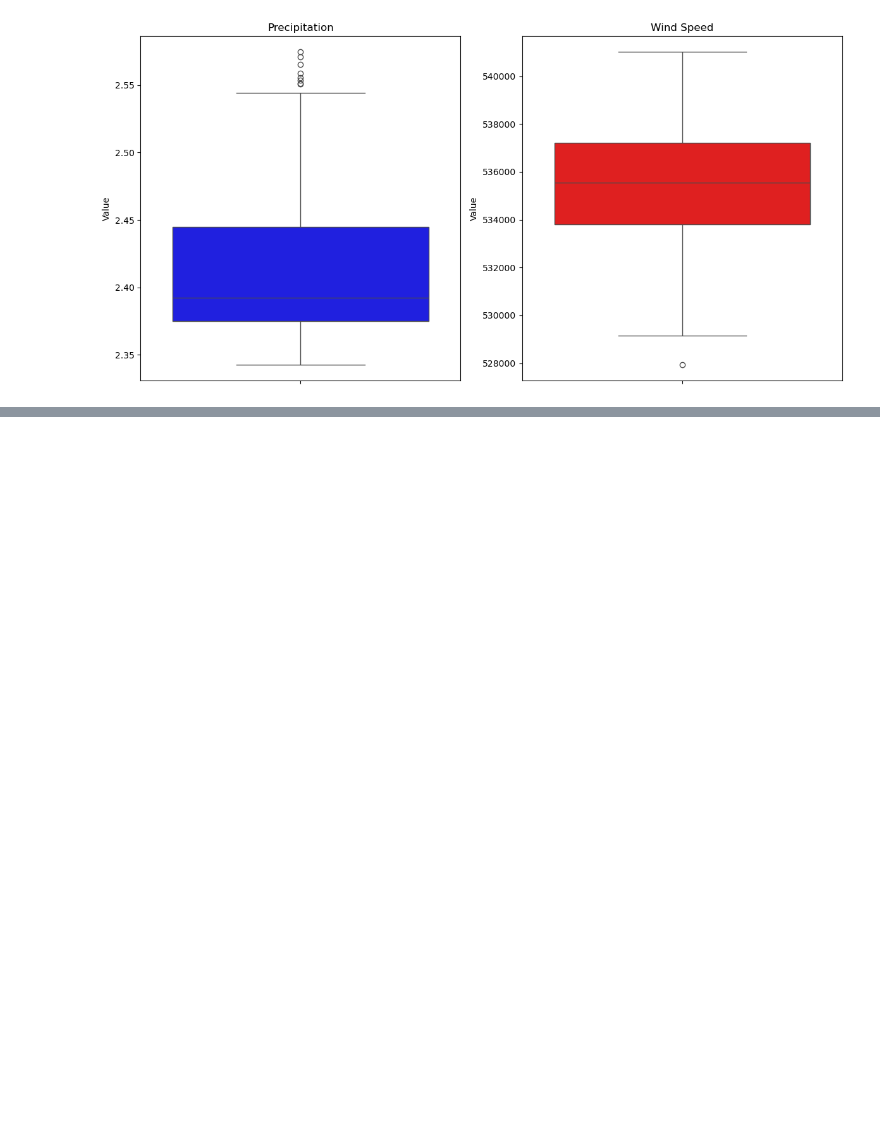
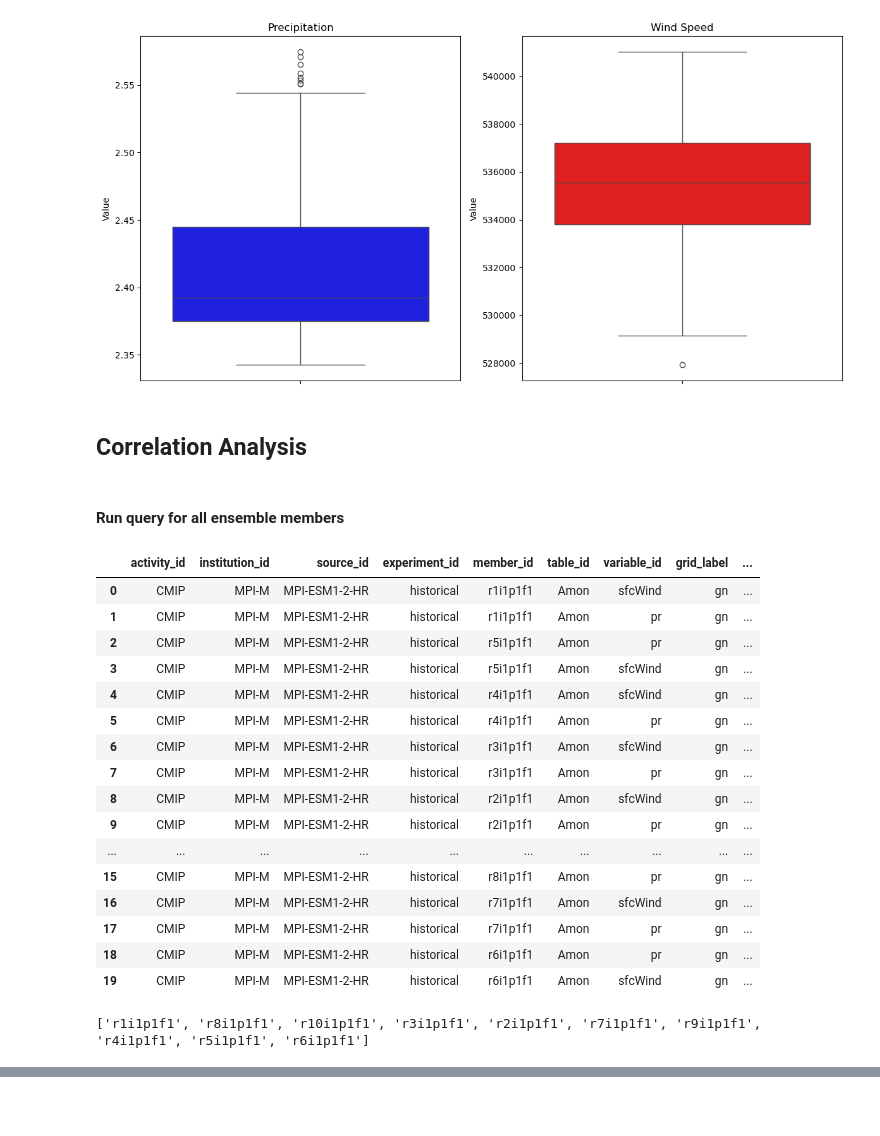
Before and after one commit to silkieMoth/eds_296_climate-modeling_final_proj, a Jupyter notebook: indian_monsoons.ipynb, the cells around one changed output, grey strips where cells are left out. Saved outputs shown, nothing was run; the diff lists cells and outputs as text; code cells hidden in the pictures; blank space fills up the shorter version.

```diff
--- a/indian_monsoons.ipynb
+++ b/indian_monsoons.ipynb
@@ -320,3 +319,56 @@ plt.tight_layout()
 plt.show()
 # %% [output]
 [figure]
+# %% [markdown]
+## Correlation Analysis
+# %% [markdown]
+#### Run query for all ensemble members
+# %%
+# Convert the catalog to a Pandas datazrame
+cat_df2 = catalog.df
+
+# Search through catalog, find all historical simulations
+res = catalog.search(
+    activity_id=activity_ids,
+    variable_id = variable,
+    table_id = spatial_temporal,
+    source_id = models,
+    experiment_id = "historical"
+)
+
+# Convert to a data frame
+res_df2 = res.df
+res_df2
+# %% [output]
+|  | activity_id | institution_id | source_id | experiment_id | member_id | table_id | variable_id | grid_label | ... |
+| 0 | CMIP | MPI-M | MPI-ESM1-2-HR | historical | r1i1p1f1 | Amon | sfcWind | gn | ... |
+| 1 | CMIP | MPI-M | MPI-ESM1-2-HR | historical | r1i1p1f1 | Amon | pr | gn | ... |
+| 2 | CMIP | MPI-M | MPI-ESM1-2-HR | historical | r5i1p1f1 | Amon | pr | gn | ... |
+| 3 | CMIP | MPI-M | MPI-ESM1-2-HR | historical | r5i1p1f1 | Amon | sfcWind | gn | ... |
+| 4 | CMIP | MPI-M | MPI-ESM1-2-HR | historical | r4i1p1f1 | Amon | sfcWind | gn | ... |
+| 5 | CMIP | MPI-M | MPI-ESM1-2-HR | historical | r4i1p1f1 | Amon | pr | gn | ... |
+| 6 | CMIP | MPI-M | MPI-ESM1-2-HR | historical | r3i1p1f1 | Amon | sfcWind | gn | ... |
+| 7 | CMIP | MPI-M | MPI-ESM1-2-HR | historical | r3i1p1f1 | Amon | pr | gn | ... |
+| 8 | CMIP | MPI-M | MPI-ESM1-2-HR | historical | r2i1p1f1 | Amon | sfcWind | gn | ... |
+| 9 | CMIP | MPI-M | MPI-ESM1-2-HR | historical | r2i1p1f1 | Amon | pr | gn | ... |
+| ... | ... | ... | ... | ... | ... | ... | ... | ... | ... |
+| 15 | CMIP | MPI-M | MPI-ESM1-2-HR | historical | r8i1p1f1 | Amon | pr | gn | ... |
+| 16 | CMIP | MPI-M | MPI-ESM1-2-HR | historical | r7i1p1f1 | Amon | sfcWind | gn | ... |
+| 17 | CMIP | MPI-M | MPI-ESM1-2-HR | historical | r7i1p1f1 | Amon | pr | gn | ... |
+| 18 | CMIP | MPI-M | MPI-ESM1-2-HR | historical | r6i1p1f1 | Amon | pr | gn | ... |
+| 19 | CMIP | MPI-M | MPI-ESM1-2-HR | historical | r6i1p1f1 | Amon | sfcWind | gn | ... |
+# %%
+# split query between vars
+precip_rows = res_df2[res_df2["variable_id"] == "pr"]
+wind_rows = res_df2[res_df2["variable_id"] == "sfcWind"]
+
+# get all the different ensembles in each var
+precip_ensembles = precip_rows.member_id.unique()
+wind_ensembles = wind_rows.member_id.unique()
+
+# and just select the common ones
+common_ens = list(set(precip_ensembles) & set(wind_ensembles))
+
+print(common_ens)
+# %% [output]
+['r1i1p1f1', 'r8i1p1f1', 'r10i1p1f1', 'r3i1p1f1', 'r2i1p1f1', 'r7i1p1f1', 'r9i1p1f1', 'r4i1p1f1', 'r5i1p1f1', 'r6i1p1f1']
```
Also changed, not shown: parts of 8 cells of this notebook.
